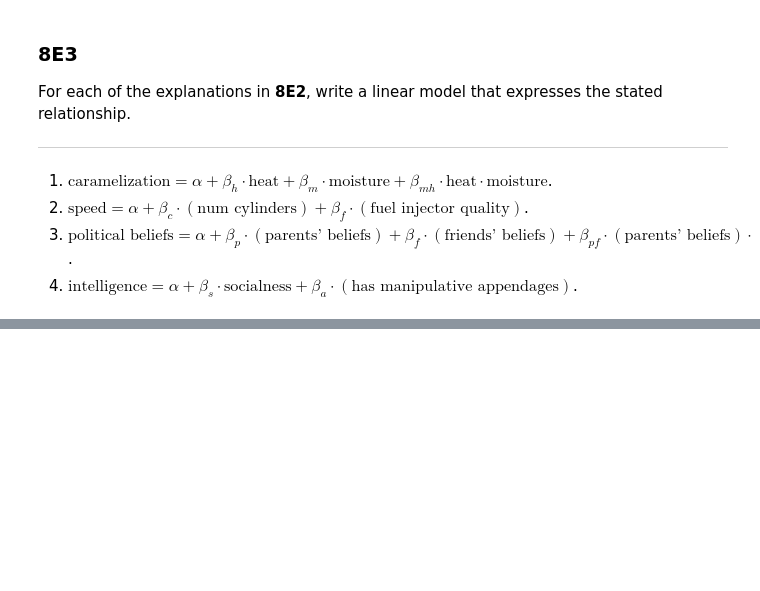
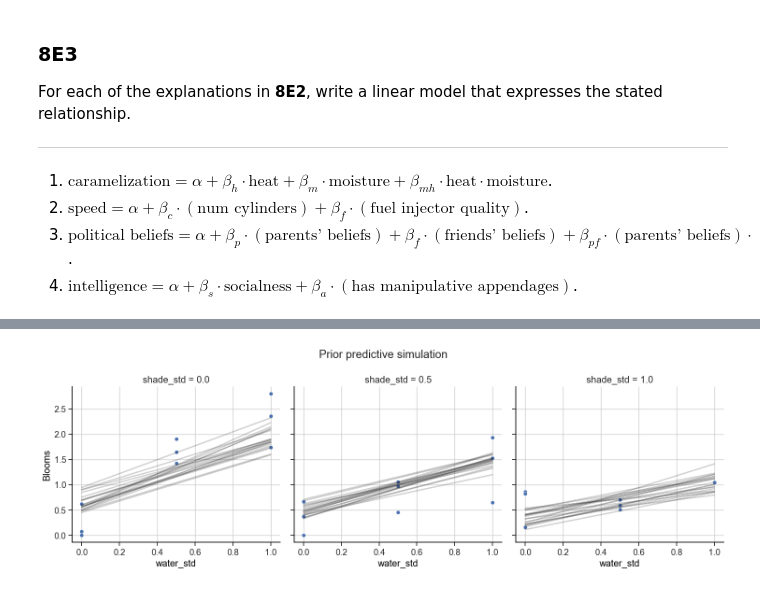
Before and after one commit to chris-leonard/statistical-rethinking, a Jupyter notebook: exercises/chapter_8.ipynb, the cells around one changed output, grey strips where cells are left out. Saved outputs shown, nothing was run; the diff lists cells and outputs as text; code cells hidden in the pictures; blank space fills up the shorter version.

```diff
--- a/exercises/chapter_8.ipynb
+++ b/exercises/chapter_8.ipynb
@@ -106,0 +166,8 @@ For each of the explanations in **8E2**, write a linear model that expresses the
+# %%
+# load the data
+tulips = load_data(TULIPS_FILE, delimiter=";")
+
+# standardise variables
+tulips["blooms_std"] = tulips["blooms"] / tulips["blooms"].mean()
+tulips["water_std"] = (tulips["water"] - 1) / 2
+tulips["shade_std"] = (tulips["shade"] - 1) / 2
@@ -106,0 +293,10 @@ For each of the explanations in **8E2**, write a linear model that expresses the
+# %%
+with m_8m4:
+    constraint = (beta_ws > -beta_w) & (beta_ws < beta_s)
+    pm.Potential(
+        "interaction_constraint",
+        pm.math.log(pm.math.switch(constraint, 1, 0.01)),
+    )
+
+    # inference
+    trace_8m4 = pm.sample(draws=10_000, tune=2_000, target_accept=0.95, random_seed=RANDOM_SEED)
@@ -106,0 +310,12 @@ For each of the explanations in **8E2**, write a linear model that expresses the
+# %%
+plot_tulips_triptych(
+    trace_8m4,
+    tulips=tulips,
+    group="posterior",
+    x_name="water_std",
+    strat_name="shade_std",
+    n_lines=20,
+    suptitle="Prior predictive simulation",
+);
+# %% [output]
+[figure, added]
```
Also changed, not shown: parts of 21 cells of this notebook.
